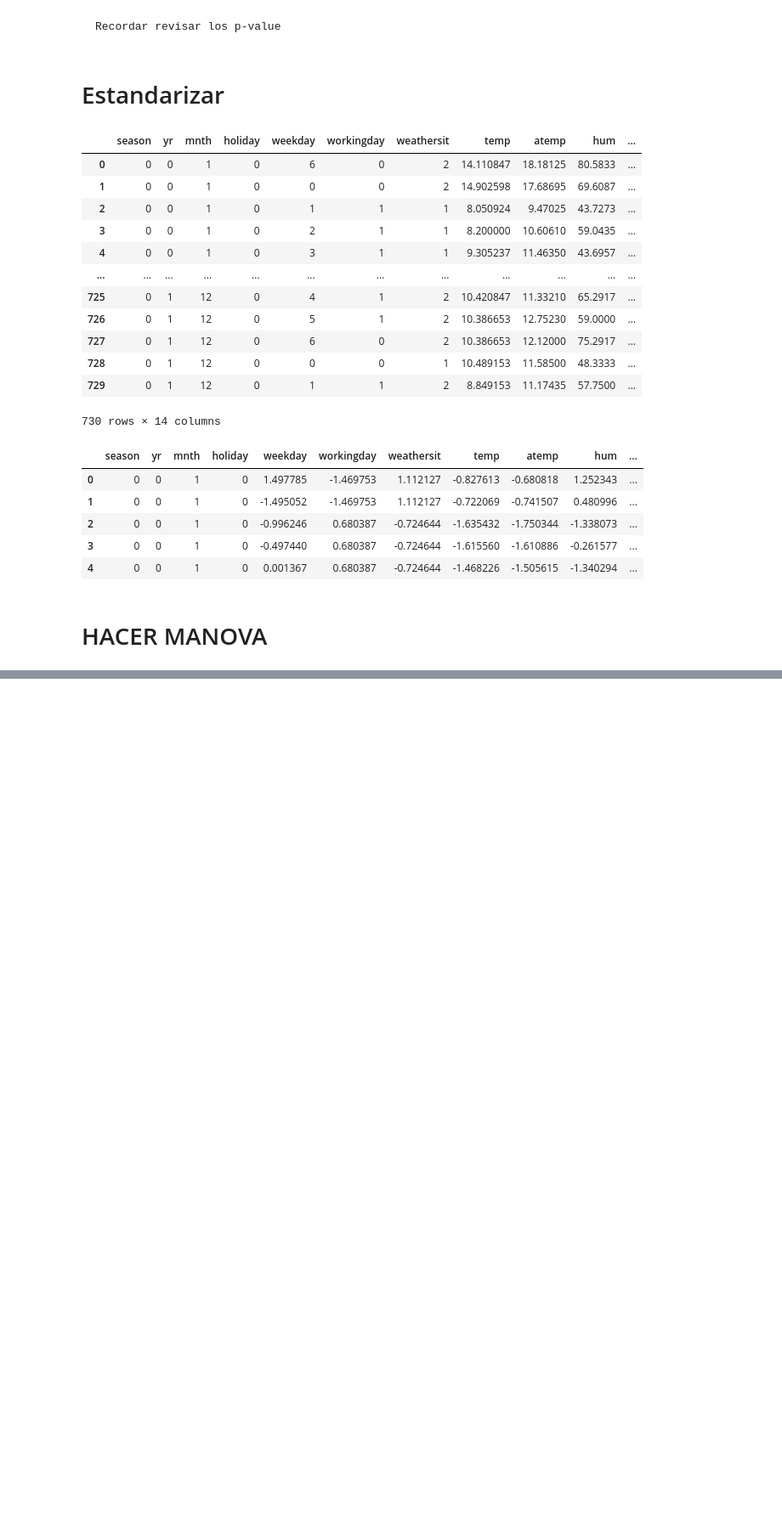
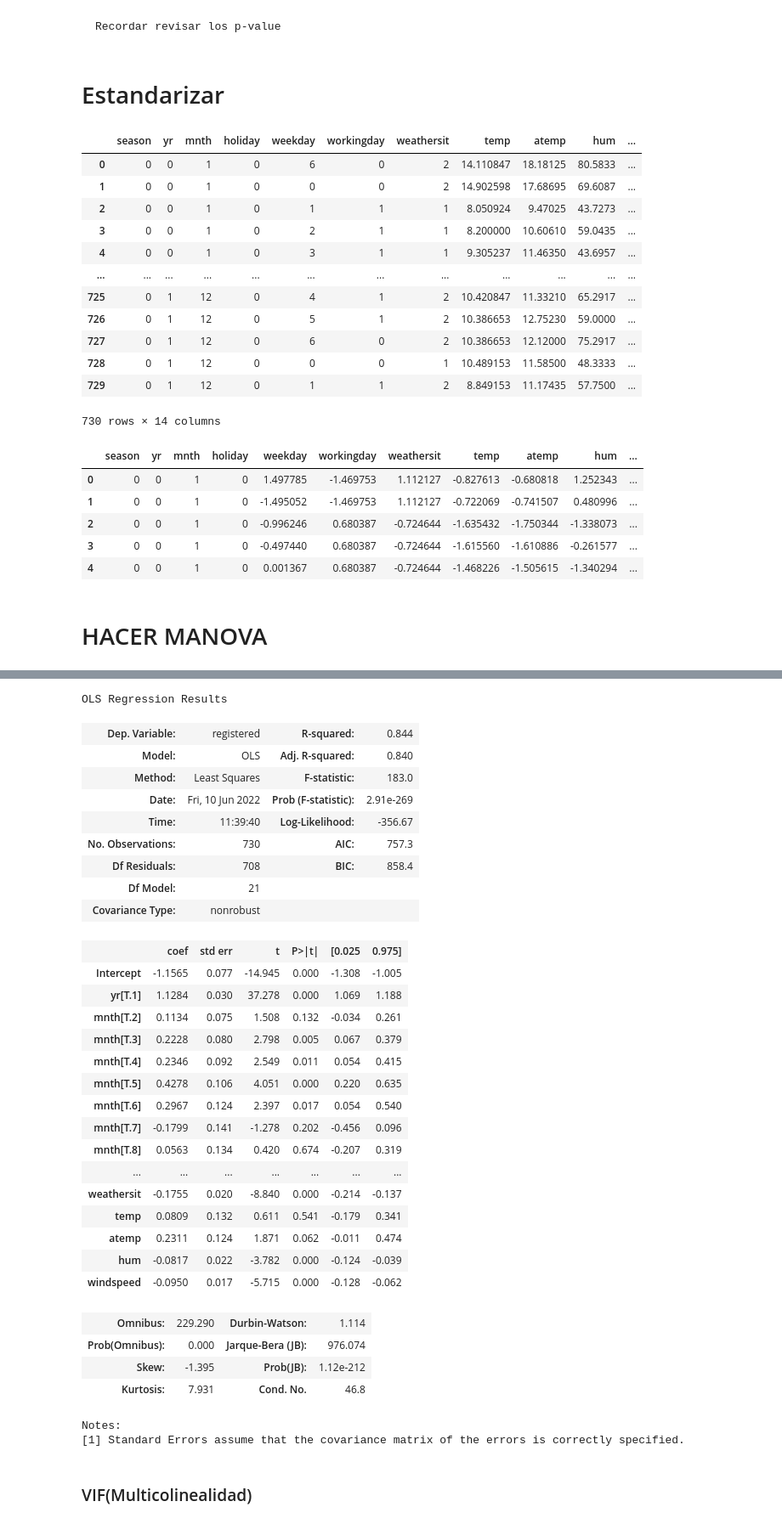
Before and after one commit to Adalab/project-da-promo-A-module-3-team-2, a Jupyter notebook: regresion_lineal_proyecto_bicicletas.ipynb, the cells around one changed output, grey strips where cells are left out. Shown at 85% size. Drawn from its saved outputs; the diff is of its cells as text; code cells hidden in the pictures; blank space fills up the shorter version.

```diff
--- a/regresion_lineal_proyecto_bicicletas.ipynb
+++ b/regresion_lineal_proyecto_bicicletas.ipynb
@@ -426,0 +531,39 @@ df_estandarizado.head()
+# %%
+lm = ols('registered ~ season  + yr + mnth + holiday + weekday  + workingday + weathersit + temp + atemp + hum + windspeed', data=df_estandarizado).fit()
+sm.stats.anova_lm(lm)
+lm.summary()
+# %% [output]
+OLS Regression Results
+| Dep. Variable: | registered | R-squared: | 0.844 |
+| Model: | OLS | Adj. R-squared: | 0.840 |
+| Method: | Least Squares | F-statistic: | 183.0 |
+| Date: | Fri, 10 Jun 2022 | Prob (F-statistic): | 2.91e-269 |
+| Time: | 11:39:40 | Log-Likelihood: | -356.67 |
+| No. Observations: | 730 | AIC: | 757.3 |
+| Df Residuals: | 708 | BIC: | 858.4 |
+| Df Model: | 21 |  |  |
+| Covariance Type: | nonrobust |  |  |
+|  | coef | std err | t | P>|t| | [0.025 | 0.975] |
+| Intercept | -1.1565 | 0.077 | -14.945 | 0.000 | -1.308 | -1.005 |
+| yr[T.1] | 1.1284 | 0.030 | 37.278 | 0.000 | 1.069 | 1.188 |
+| mnth[T.2] | 0.1134 | 0.075 | 1.508 | 0.132 | -0.034 | 0.261 |
+| mnth[T.3] | 0.2228 | 0.080 | 2.798 | 0.005 | 0.067 | 0.379 |
+| mnth[T.4] | 0.2346 | 0.092 | 2.549 | 0.011 | 0.054 | 0.415 |
+| mnth[T.5] | 0.4278 | 0.106 | 4.051 | 0.000 | 0.220 | 0.635 |
+| mnth[T.6] | 0.2967 | 0.124 | 2.397 | 0.017 | 0.054 | 0.540 |
+| mnth[T.7] | -0.1799 | 0.141 | -1.278 | 0.202 | -0.456 | 0.096 |
+| mnth[T.8] | 0.0563 | 0.134 | 0.420 | 0.674 | -0.207 | 0.319 |
+| ... | ... | ... | ... | ... | ... | ... |
+| weathersit | -0.1755 | 0.020 | -8.840 | 0.000 | -0.214 | -0.137 |
+| temp | 0.0809 | 0.132 | 0.611 | 0.541 | -0.179 | 0.341 |
+| atemp | 0.2311 | 0.124 | 1.871 | 0.062 | -0.011 | 0.474 |
+| hum | -0.0817 | 0.022 | -3.782 | 0.000 | -0.124 | -0.039 |
+| windspeed | -0.0950 | 0.017 | -5.715 | 0.000 | -0.128 | -0.062 |
+| Omnibus: | 229.290 | Durbin-Watson: | 1.114 |
+| Prob(Omnibus): | 0.000 | Jarque-Bera (JB): | 976.074 |
+| Skew: | -1.395 | Prob(JB): | 1.12e-212 |
+| Kurtosis: | 7.931 | Cond. No. | 46.8 |
+Notes:
+[1] Standard Errors assume that the covariance matrix of the errors is correctly specified.
+# %% [markdown]
+### VIF(Multicolinealidad)
```
Also changed, not shown: parts of 16 cells of this notebook.
